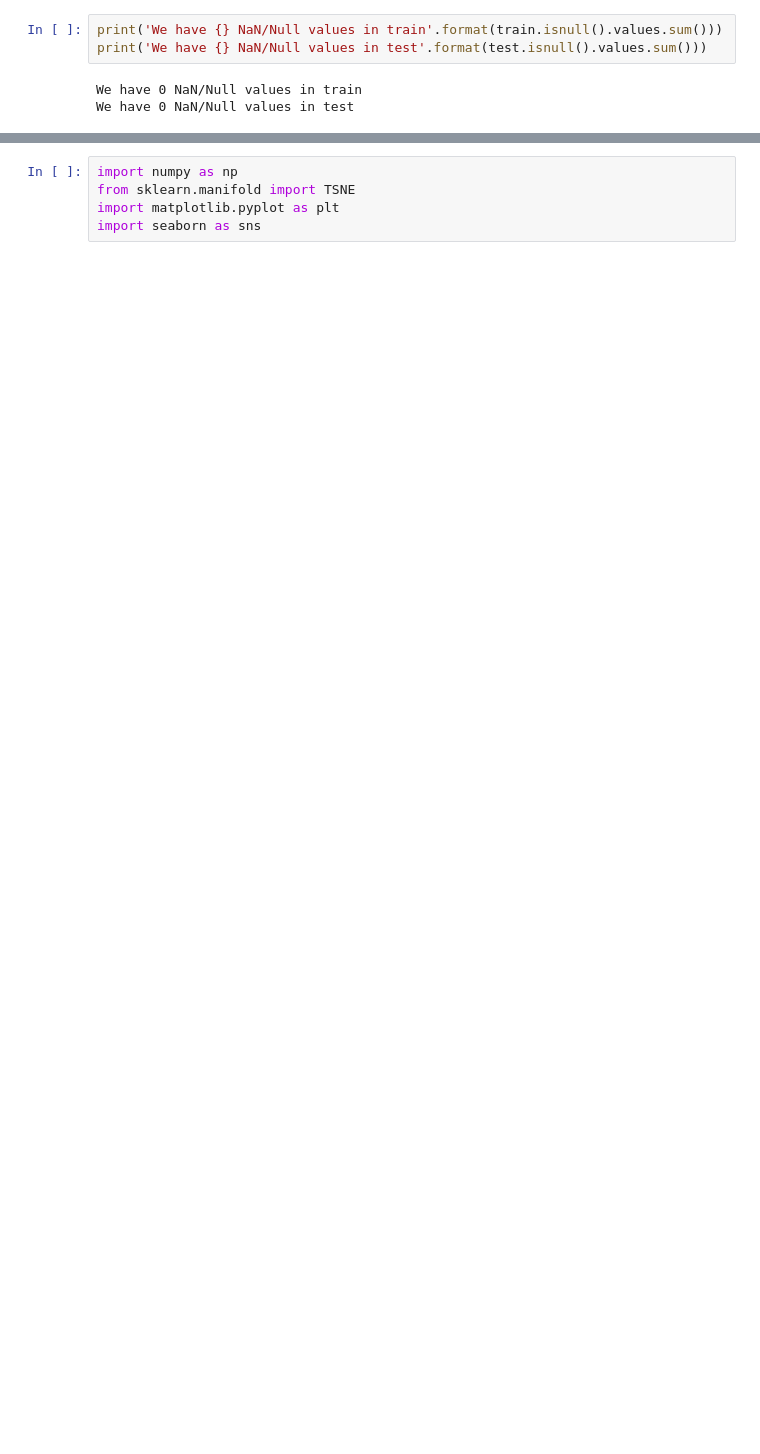
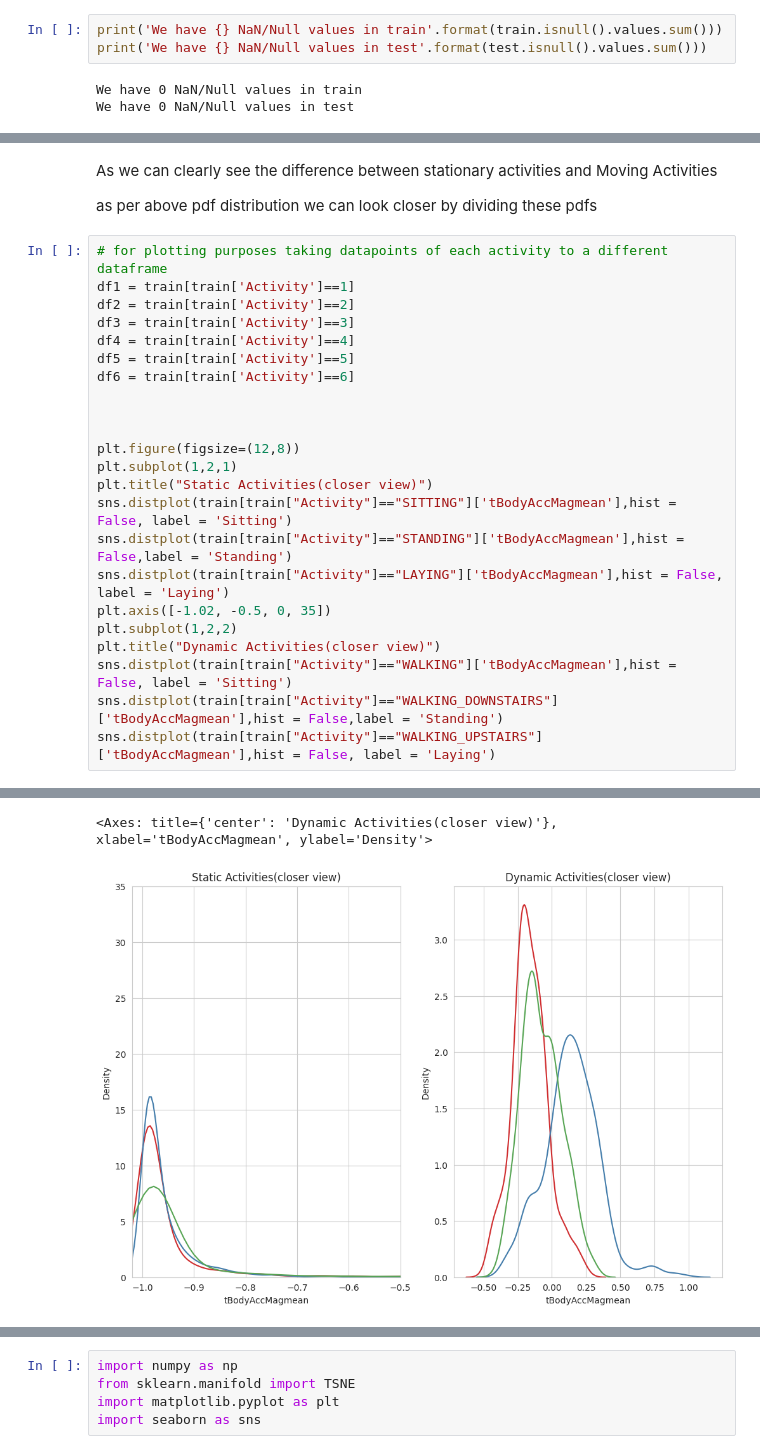
Before and after one commit to MiqueiasSoaresCardoso/T-picos-Avan-ados-em-Metodologia-de-Pesquisa, a Jupyter notebook: Questão02.ipynb, the cells around one changed output, grey strips where cells are left out. Drawn from its saved outputs; the diff is of its cells as text; blank space fills up the shorter version.

```diff
--- a/Questão02.ipynb
+++ b/Questão02.ipynb
@@ -283,0 +338,29 @@ plt.show()
+# %% [markdown]
+
+As we can clearly see the difference between stationary activities and Moving Activities
+
+as per above pdf distribution we can look closer by dividing these pdfs
+# %%
+# for plotting purposes taking datapoints of each activity to a different dataframe
+df1 = train[train['Activity']==1]
+df2 = train[train['Activity']==2]
+df3 = train[train['Activity']==3]
+df4 = train[train['Activity']==4]
+df5 = train[train['Activity']==5]
+df6 = train[train['Activity']==6]
+
+
+
+plt.figure(figsize=(12,8))
+plt.subplot(1,2,1)
+plt.title("Static Activities(closer view)")
+sns.distplot(train[train["Activity"]=="SITTING"]['tBodyAccMagmean'],hist = False, label = 'Sitting')
+sns.distplot(train[train["Activity"]=="STANDING"]['tBodyAccMagmean'],hist = False,label = 'Standing')
+sns.distplot(train[train["Activity"]=="LAYING"]['tBodyAccMagmean'],hist = False, label = 'Laying')
+plt.axis([-1.02, -0.5, 0, 35])
+plt.subplot(1,2,2)
+plt.title("Dynamic Activities(closer view)")
+sns.distplot(train[train["Activity"]=="WALKING"]['tBodyAccMagmean'],hist = False, label = 'Sitting')
+sns.distplot(train[train["Activity"]=="WALKING_DOWNSTAIRS"]['tBodyAccMagmean'],hist = False,label = 'Standing')
+sns.distplot(train[train["Activity"]=="WALKING_UPSTAIRS"]['tBodyAccMagmean'],hist = False, label = 'Laying')
+# %% [output]
@@ -283,0 +384,2 @@ plt.show()
+<Axes: title={'center': 'Dynamic Activities(closer view)'}, xlabel='tBodyAccMagmean', ylabel='Density'>
+[figure, added]
```
Also changed, not shown: parts of 90 cells of this notebook, 17 other files.
